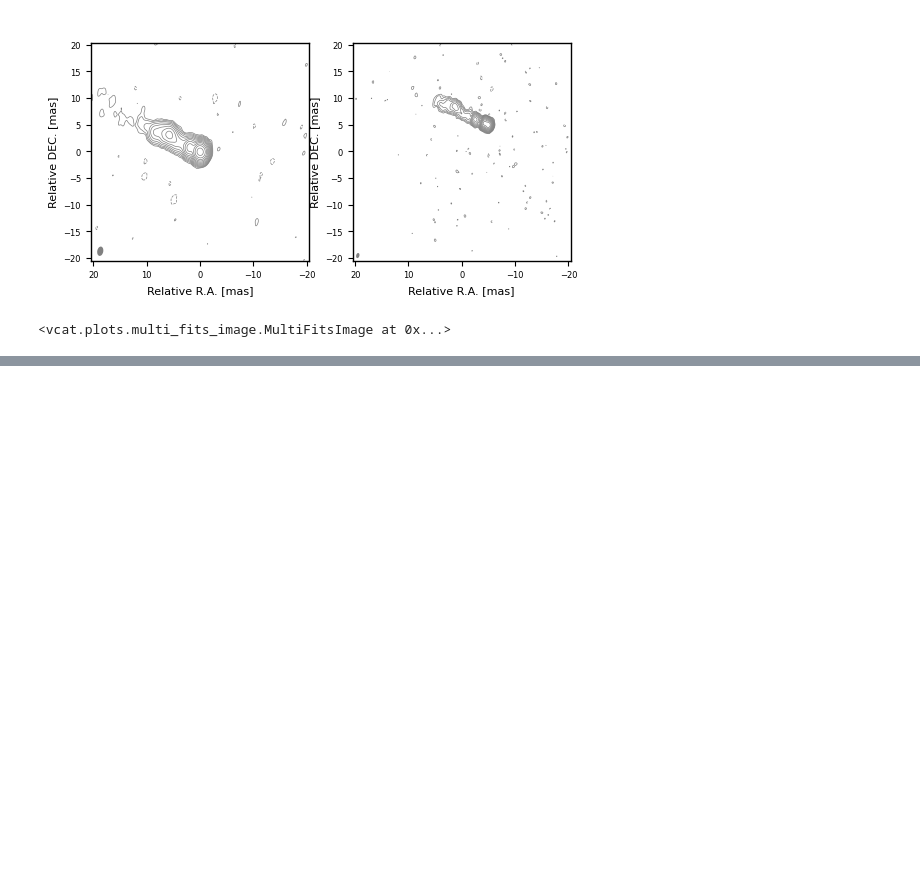
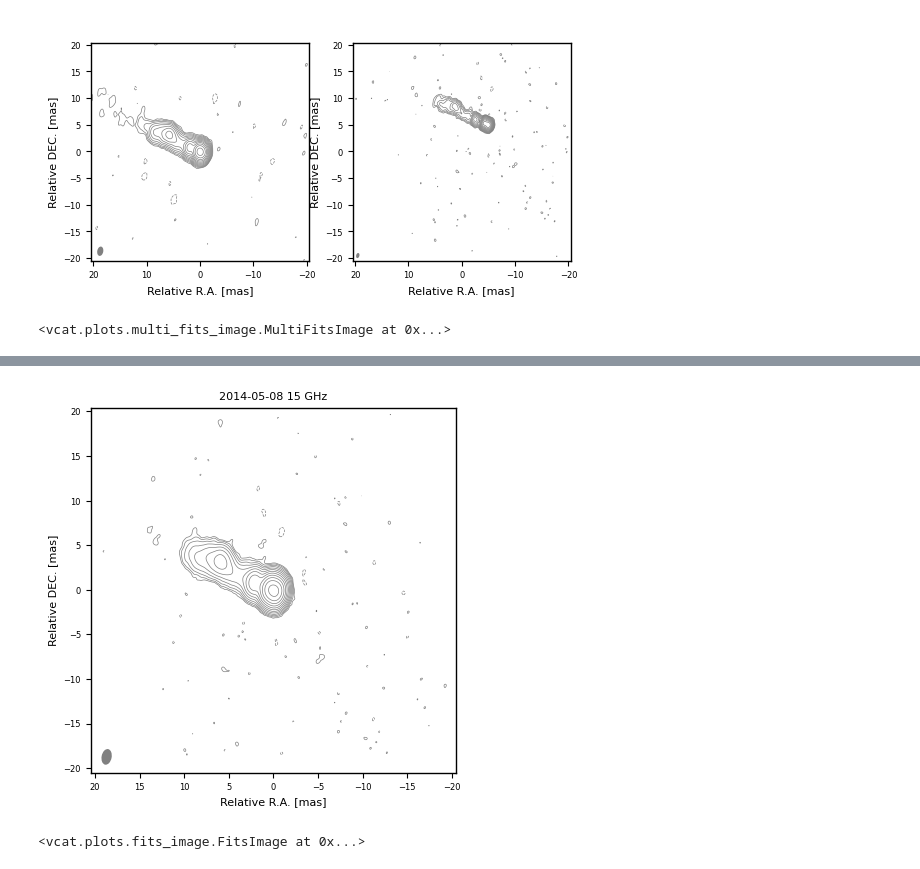
Before and after one commit to mpifr-vlbi/VCAT, a Jupyter notebook: examples/Alignment.ipynb, the cells around one changed output, grey strips where cells are left out. Cells and saved outputs as stored; diff of their text form; code cells hidden in the pictures; blank space fills up the shorter version.

```diff
--- a/examples/Alignment.ipynb
+++ b/examples/Alignment.ipynb
@@ -50,0 +122,9 @@ data_aligned.plot()
+# %%
+#We will now try to align the shifted image to the second (unshifted) dataset using the masks and the same settings
+
+#Let's start the alignment, this will align data_shifted -> dataX
+data_aligned=data_shifted.align(dataX,method=method,auto_regrid=auto_regrid,useDIFMAP=useDIFMAP)
+
+#And plot the resulting image which is shifted and convolved with the common beam
+data_aligned.plot()
+# %% [output]
@@ -50,0 +134,2 @@ data_aligned.plot()
+[figure, added]
+<vcat.plots.fits_image.FitsImage at 0x...>
```
Also changed, not shown: parts of 18 cells of this notebook, 2 other files.
